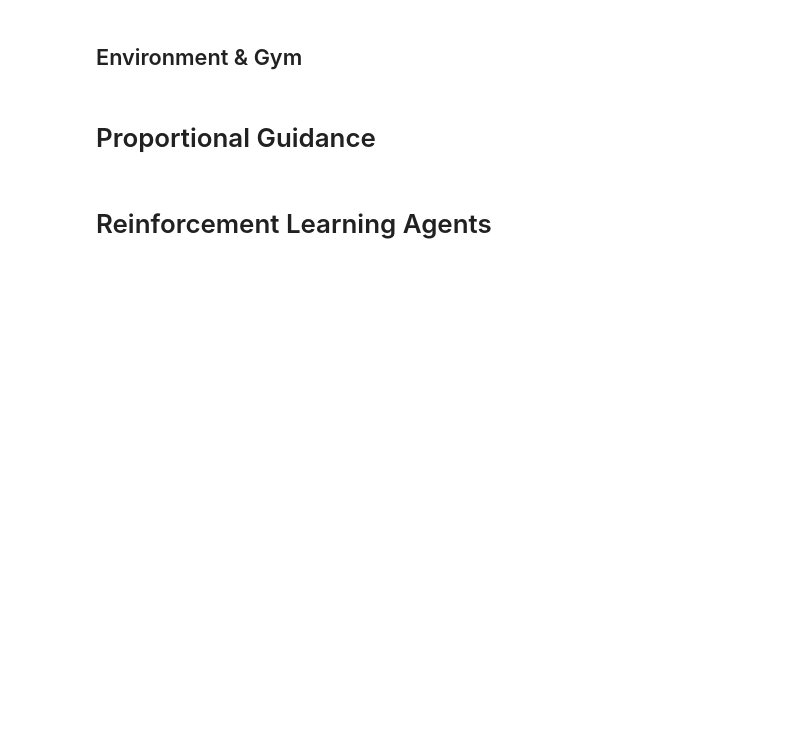
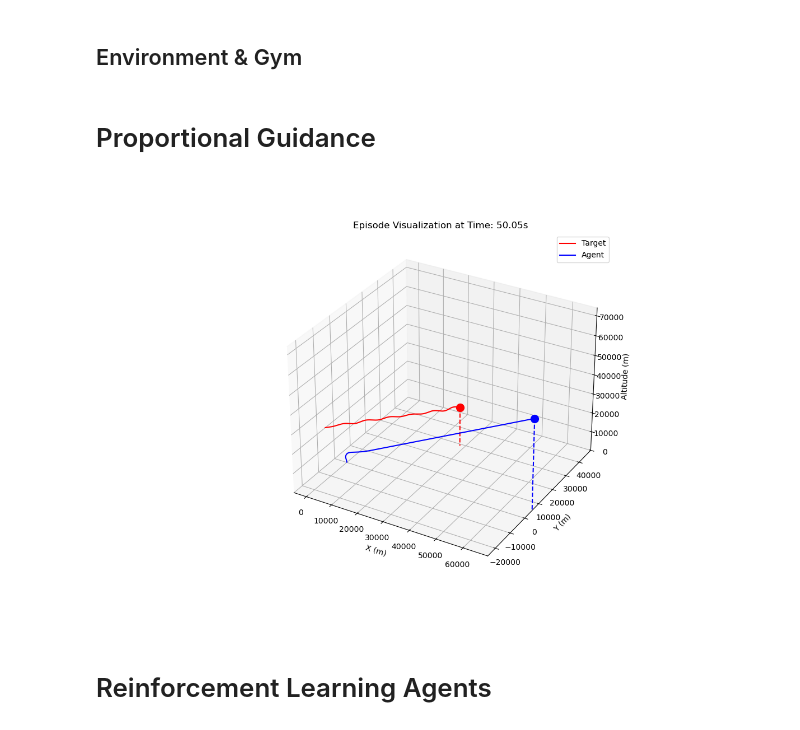
Before and after one commit to DanielMehlber/hauptseminar-code, a Jupyter notebook: notebook.ipynb, the cells around one changed output. Cells and saved outputs as stored; diff of their text form; code cells hidden in the pictures; blank space fills up the shorter version.

Commit message:
update on pilots

```diff
--- a/notebook.ipynb
+++ b/notebook.ipynb
@@ -14,7 +14,7 @@ import math
 
 interceptor_speed = physics.mach_to_ms(5.0)  # Speed of the interceptor in m/s
 target_speed = physics.mach_to_ms(4.0)  # Speed of the target in m/s
-target = PhysicalMissleModel(velocity=np.array([target_speed / 2, target_speed / 2, 0.0]), max_acc=100 * 9.81, pos=np.array([0.0, -5_000.0, 20_000.0]))
+target = PhysicalMissleModel(velocity=np.array([target_speed / 2, target_speed / 2, 0.0]), max_acc=100 * 9.81, pos=np.array([-5_000.0, -5_000.0, 20_000.0]))
 interceptor = PhysicalMissleModel(velocity=np.array([0.0, 0.0, interceptor_speed]), max_acc=100 * 9.81, pos=np.array([0.0, 0.0, 100.0]))
 # %% [markdown]
 ## Environment & Gym
@@ -24,7 +24,7 @@ from pilots.random_evasion_pilot import RandomEvasionPilot
 from pilots.constant_acc_pilot import ConstantAccelerationPilot
 
 # target behavior
-target_pilot = RandomEvasionPilot(aggression=0.6, trajectory_maintainance=0.2)
+target_pilot = RandomEvasionPilot(aggression=0.0, trajectory_maintainance=0.5)
 # target_pilot = ConstantAccelerationPilot(acc=np.array([0.2, 0.0]))
 # target_pilot = None # keep trajectory
 
@@ -46,7 +46,7 @@ import time
 
 
 # setup pilots
-proportional_nav_pilot = SpaceProportionalNavPilot(max_acc=100*9.81, n=40)
+proportional_nav_pilot = ZemProportionalNavPilot(max_acc=100*9.81, n=7)
 
 
 done = False
@@ -58,33 +58,35 @@ max_render_fps = 10.0
 episode_distances = []
 max_sim_time = 0.0
 
 episodes = 1
 
 viz.reset()
 
 for i in range(episodes):
     done = False
     obs, _ = env.reset()
     while not done:
         # get un-normalized observations for the interceptor (environment outputs normalized observations for RL agent)
         obs = env.get_interceptor_observations(settings.time_step).pack()
 
         # pilot the interceptor using the proportional navigation algorithm
         action = proportional_nav_pilot.step(obs, settings.time_step, interceptor, target)
 
         obs, reward, done, _, _ = env.step(action)  # Take a step in the environment
 
     # Record the best distance for this episode
     max_sim_time = max(max_sim_time, env.sim_time)
     distances = [state.distance for time, state in env.current_episode.get_interceptor("Agent").states.all.items()]
     episode_distances.append(min(distances))
 
     viz.add_episode_data(env.current_episode)
 
 print(f"Best distances over episodes: {episode_distances}")
 print(f"Mean best distance: {np.mean(episode_distances):.2f} m")
 viz.render(max_sim_time)
 # viz.save_playback("prop-nav.gif", max_sim_time, 5.0, 10)
+# %% [output]
+[figure, added]
 # %% [markdown]
 # Reinforcement Learning Agents
 # %% [markdown]
```
Also changed, not shown: 5 other files.
